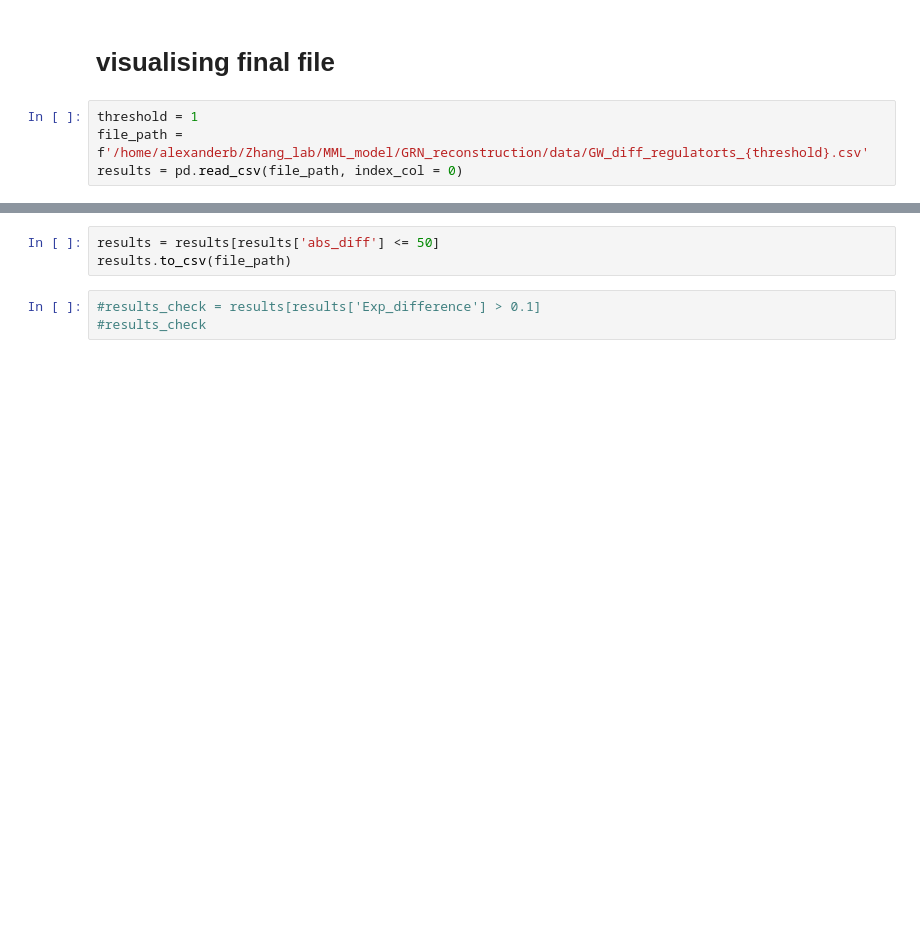
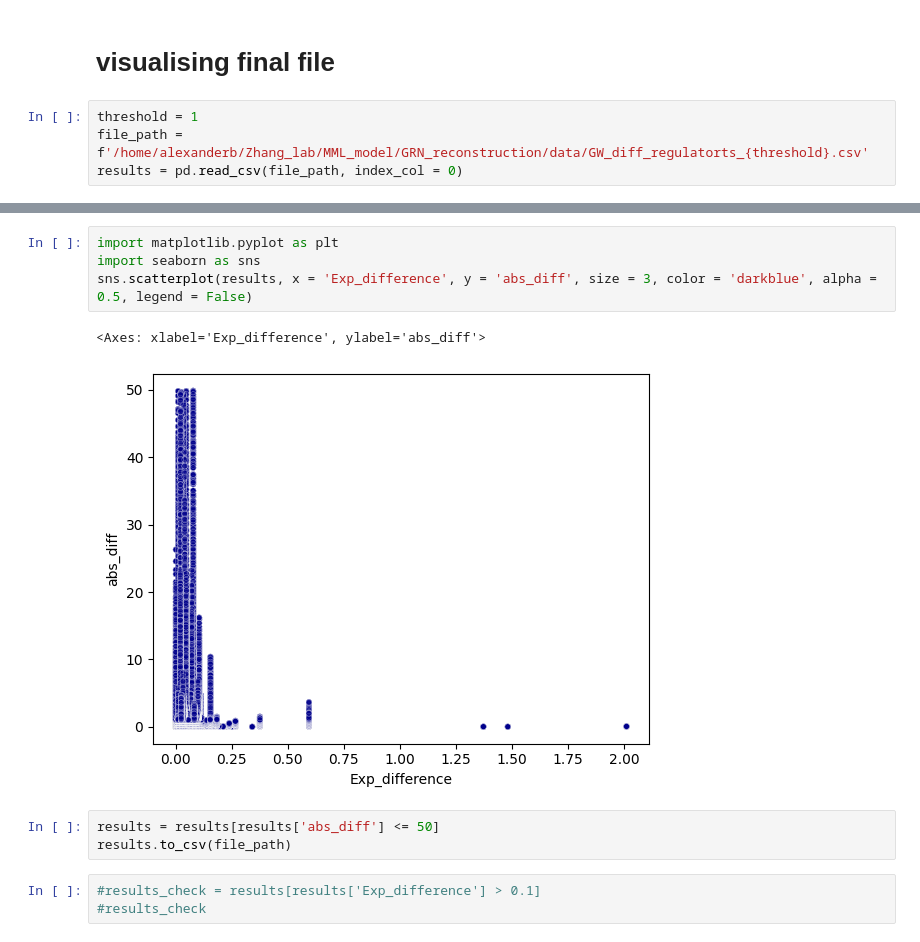
Before and after one commit to Alexander-Broadley/Zhang_lab_rotation, a Jupyter notebook: MML_model/GRN_reconstruction/male_vs_female_reg_contributions.ipynb, the cells around one changed output, grey strips where cells are left out. Saved outputs shown, nothing was run; the diff lists cells and outputs as text; blank space fills up the shorter version.

```diff
--- a/MML_model/GRN_reconstruction/male_vs_female_reg_contributions.ipynb
+++ b/MML_model/GRN_reconstruction/male_vs_female_reg_contributions.ipynb
@@ -186,3 +190,10 @@ results
+# %%
+import matplotlib.pyplot as plt
+import seaborn as sns
+sns.scatterplot(results, x = 'Exp_difference', y = 'abs_diff', size = 3, color = 'darkblue', alpha = 0.5, legend = False)
+# %% [output]
+<Axes: xlabel='Exp_difference', ylabel='abs_diff'>
+[figure, added]
 # %%
 results = results[results['abs_diff'] <= 50]
 results.to_csv(file_path)
```
Also changed, not shown: parts of 5 cells of this notebook, 10 other files.
